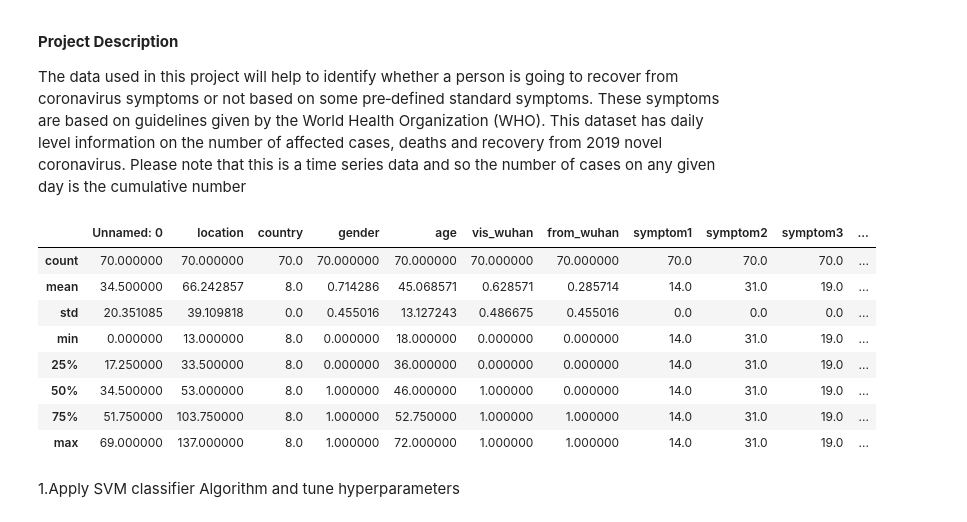
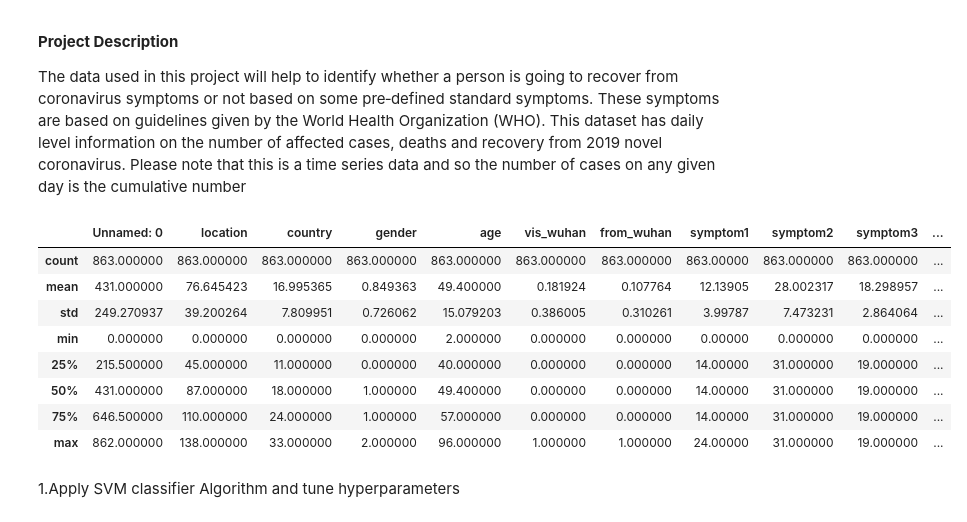
Before and after one commit to Aya-gamal2211/MachineLearning, a Jupyter notebook: ML.ipynb, the cells around one changed output. Drawn from its saved outputs; the diff is of its cells as text; code cells hidden in the pictures.

```diff
--- a/ML.ipynb
+++ b/ML.ipynb
@@ -30,7 +30,7 @@ from tensorflow.keras.models import Sequential
 from tensorflow.keras.layers import Dense, LeakyReLU
 from tensorflow.keras.activations import linear, relu, sigmoid
 # %%
-train_data= pd.read_csv('..\data.csv')
+data= pd.read_csv('..\data.csv')
 # Split the inputs and outputs into separate arrays
 # x = data[ :, 0]
 # y = data[:,1]
@@ -50,17 +50,17 @@ x_cv, x_test, y_cv, y_test = train_test_split(x_test, y_test, test_size=0.50, ra
 #train, validate, test = np.split(df.sample(frac=1, random_state=42), #60 training 20 validation 20 test
                       # [int(.6*len(df)), int(.8*len(df))])
 # %%
-train_data.describe()
+data.describe()
 # %% [output]
 |  | Unnamed: 0 | location | country | gender | age | vis_wuhan | from_wuhan | symptom1 | symptom2 | symptom3 | ... |
-| count | 70.000000 | 70.000000 | 70.0 | 70.000000 | 70.000000 | 70.000000 | 70.000000 | 70.0 | 70.0 | 70.0 | ... |
-| mean | 34.500000 | 66.242857 | 8.0 | 0.714286 | 45.068571 | 0.628571 | 0.285714 | 14.0 | 31.0 | 19.0 | ... |
-| std | 20.351085 | 39.109818 | 0.0 | 0.455016 | 13.127243 | 0.486675 | 0.455016 | 0.0 | 0.0 | 0.0 | ... |
-| min | 0.000000 | 13.000000 | 8.0 | 0.000000 | 18.000000 | 0.000000 | 0.000000 | 14.0 | 31.0 | 19.0 | ... |
-| 25% | 17.250000 | 33.500000 | 8.0 | 0.000000 | 36.000000 | 0.000000 | 0.000000 | 14.0 | 31.0 | 19.0 | ... |
-| 50% | 34.500000 | 53.000000 | 8.0 | 1.000000 | 46.000000 | 1.000000 | 0.000000 | 14.0 | 31.0 | 19.0 | ... |
-| 75% | 51.750000 | 103.750000 | 8.0 | 1.000000 | 52.750000 | 1.000000 | 1.000000 | 14.0 | 31.0 | 19.0 | ... |
-| max | 69.000000 | 137.000000 | 8.0 | 1.000000 | 72.000000 | 1.000000 | 1.000000 | 14.0 | 31.0 | 19.0 | ... |
+| count | 863.000000 | 863.000000 | 863.000000 | 863.000000 | 863.000000 | 863.000000 | 863.000000 | 863.00000 | 863.000000 | 863.000000 | ... |
+| mean | 431.000000 | 76.645423 | 16.995365 | 0.849363 | 49.400000 | 0.181924 | 0.107764 | 12.13905 | 28.002317 | 18.298957 | ... |
+| std | 249.270937 | 39.200264 | 7.809951 | 0.726062 | 15.079203 | 0.386005 | 0.310261 | 3.99787 | 7.473231 | 2.864064 | ... |
+| min | 0.000000 | 0.000000 | 0.000000 | 0.000000 | 2.000000 | 0.000000 | 0.000000 | 0.00000 | 0.000000 | 0.000000 | ... |
+| 25% | 215.500000 | 45.000000 | 11.000000 | 0.000000 | 40.000000 | 0.000000 | 0.000000 | 14.00000 | 31.000000 | 19.000000 | ... |
+| 50% | 431.000000 | 87.000000 | 18.000000 | 1.000000 | 49.400000 | 0.000000 | 0.000000 | 14.00000 | 31.000000 | 19.000000 | ... |
+| 75% | 646.500000 | 110.000000 | 24.000000 | 1.000000 | 57.000000 | 0.000000 | 0.000000 | 14.00000 | 31.000000 | 19.000000 | ... |
+| max | 862.000000 | 138.000000 | 33.000000 | 2.000000 | 96.000000 | 1.000000 | 1.000000 | 24.00000 | 31.000000 | 19.000000 | ... |
 # %%
 kf = KFold(n_splits=2) # Define the split - into 2 folds
 kf.get_n_splits(x_train) # returns the number of splitting iterations in the cross-validator
```
Also changed, not shown: parts of 6 cells of this notebook.
